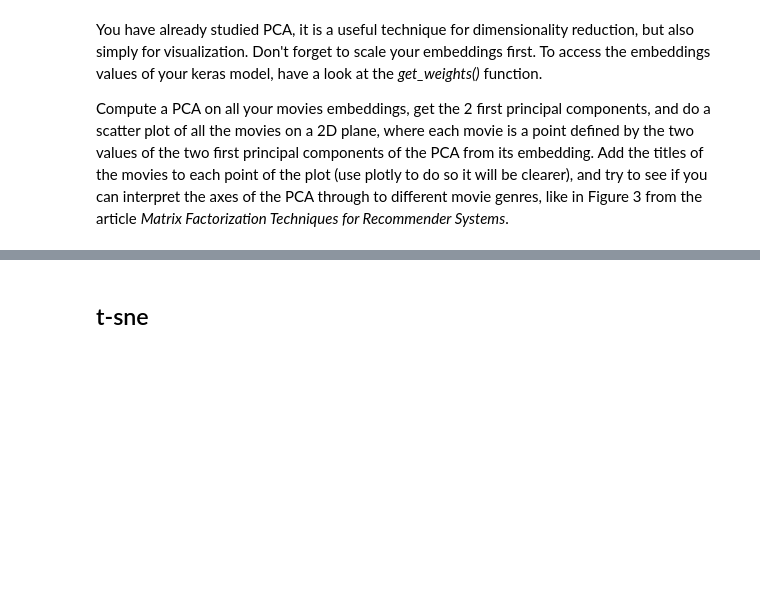
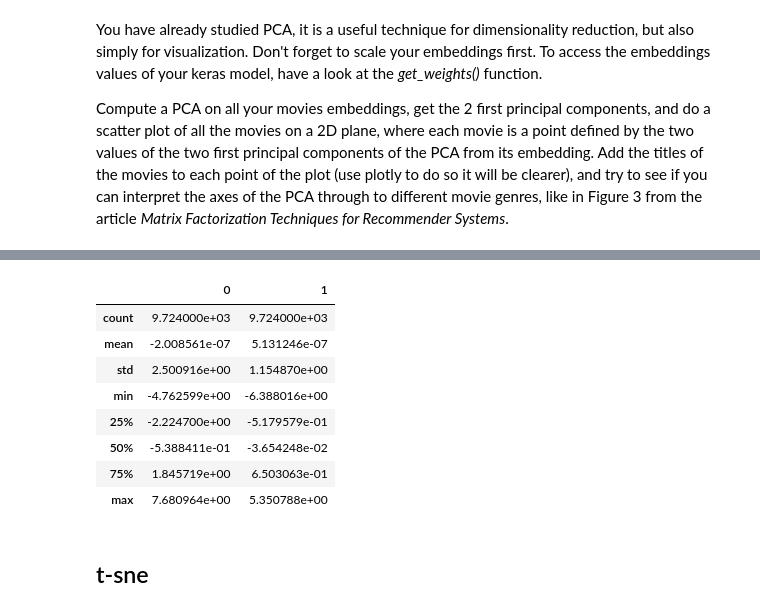
Before and after one commit to thomasmari/DataS3PG, a Jupyter notebook: module/11. ML/4. ML4/Machine_Learning_4_Recommender_Systems.ipynb, the cells around one changed output, grey strips where cells are left out. Drawn from its saved outputs; the diff is of its cells as text; code cells hidden in the pictures; blank space fills up the shorter version.

Commit message:
Scatter plot representation with PCA

```diff
--- a/module/11. ML/4. ML4/Machine_Learning_4_Recommender_Systems.ipynb
+++ b/module/11. ML/4. ML4/Machine_Learning_4_Recommender_Systems.ipynb
@@ -831,0 +825,12 @@ import plotly.express as px
+# %%
+from sklearn.preprocessing import StandardScaler
+from sklearn.decomposition import PCA
+import plotly.express as px
+
+user_car_vect,movie_car_vect,movie_array,user_array  = best_model.get_weights()
+sScale = StandardScaler()
+movie_car_vect_std = sScale.fit_transform(movie_car_vect)
+pca = PCA(n_components=2)
+movie_car_vect_std_2D = pca.fit_transform(movie_car_vect_std)
+df_movie_car = pd.DataFrame(movie_car_vect_std_2D)
+px.scatter(x=df_movie_car.iloc[:,0],y=df_movie_car.iloc[:,1],title="Scatter Plot of movies Vectors with PCA(2)")
@@ -832,3 +840,17 @@ import plotly.express as px
+# %%
+# user_car_vect,movie_car_vect,movie_array,user_array
+# #TOFILL
+df_movie_car.describe()
+# %% [output]
+|  | 0 | 1 |
+| count | 9.724000e+03 | 9.724000e+03 |
+| mean | -2.008561e-07 | 5.131246e-07 |
+| std | 2.500916e+00 | 1.154870e+00 |
+| min | -4.762599e+00 | -6.388016e+00 |
+| 25% | -2.224700e+00 | -5.179579e-01 |
+| 50% | -5.388411e-01 | -3.654248e-02 |
+| 75% | 1.845719e+00 | 6.503063e-01 |
+| max | 7.680964e+00 | 5.350788e+00 |
 # %% [markdown]
 ## t-sne
 # %% [markdown]
```
Also changed, not shown: parts of 5 cells of this notebook.
